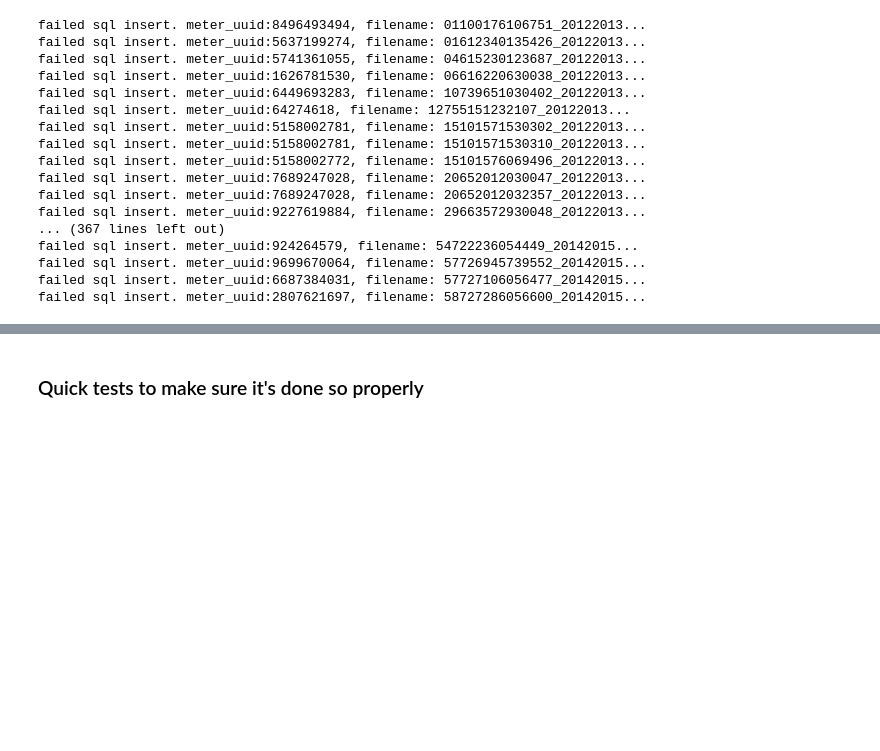
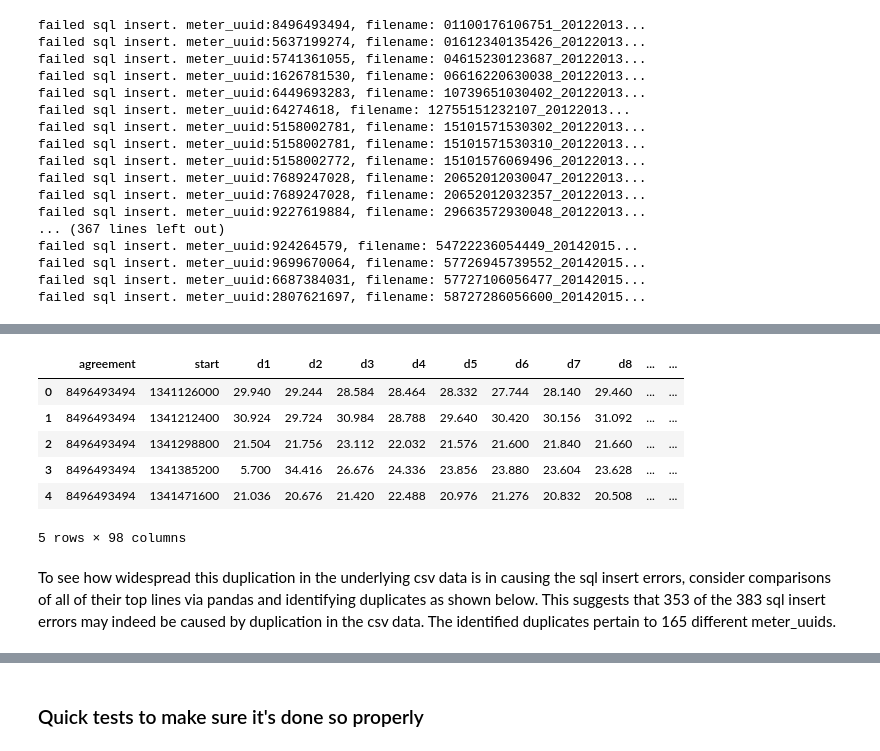
Before and after one commit to sborgeson/prop39schools, a Jupyter notebook: notebooks/VISDOM/CSV Data to MySQL for use in VISDOM.ipynb, the cells around one changed output, grey strips where cells are left out. Saved outputs shown, nothing was run; the diff lists cells and outputs as text; code cells hidden in the pictures; blank space fills up the shorter version.

Commit message:
added section explaining sql insert errors. and minor cleaning

```diff
--- a/notebooks/VISDOM/CSV Data to MySQL for use in VISDOM.ipynb
+++ b/notebooks/VISDOM/CSV Data to MySQL for use in VISDOM.ipynb
@@ -306,0 +337,15 @@ failed sql insert. meter_uuid:2807621697, filename: 58727286056600_20142015...
+# %%
+root = "PGE_csv/2012-2013/Electricity"
+f = "01100170130419_20122013_PacificGasElectric_ELECTRIC_20151104.xml_INTERVAL.csv"
+df = pd.read_csv(os.path.join(root,f), usecols=usecols)
+df.head()
+# %% [output]
+|  | agreement | start | d1 | d2 | d3 | d4 | d5 | d6 | d7 | d8 | ... | ... |
+| 0 | 8496493494 | 1341126000 | 29.940 | 29.244 | 28.584 | 28.464 | 28.332 | 27.744 | 28.140 | 29.460 | ... | ... |
+| 1 | 8496493494 | 1341212400 | 30.924 | 29.724 | 30.984 | 28.788 | 29.640 | 30.420 | 30.156 | 31.092 | ... | ... |
+| 2 | 8496493494 | 1341298800 | 21.504 | 21.756 | 23.112 | 22.032 | 21.576 | 21.600 | 21.840 | 21.660 | ... | ... |
+| 3 | 8496493494 | 1341385200 | 5.700 | 34.416 | 26.676 | 24.336 | 23.856 | 23.880 | 23.604 | 23.628 | ... | ... |
+| 4 | 8496493494 | 1341471600 | 21.036 | 20.676 | 21.420 | 22.488 | 20.976 | 21.276 | 20.832 | 20.508 | ... | ... |
+5 rows × 98 columns
+# %% [markdown]
+To see how widespread this duplication in the underlying csv data is in causing the sql insert errors, consider comparisons of all of their top lines via pandas and identifying duplicates as shown below. This suggests that 353 of the 383 sql insert errors may indeed be caused by duplication in the csv data. The identified duplicates pertain to 165 different meter_uuids.
```
Also changed, not shown: parts of 13 cells of this notebook.
